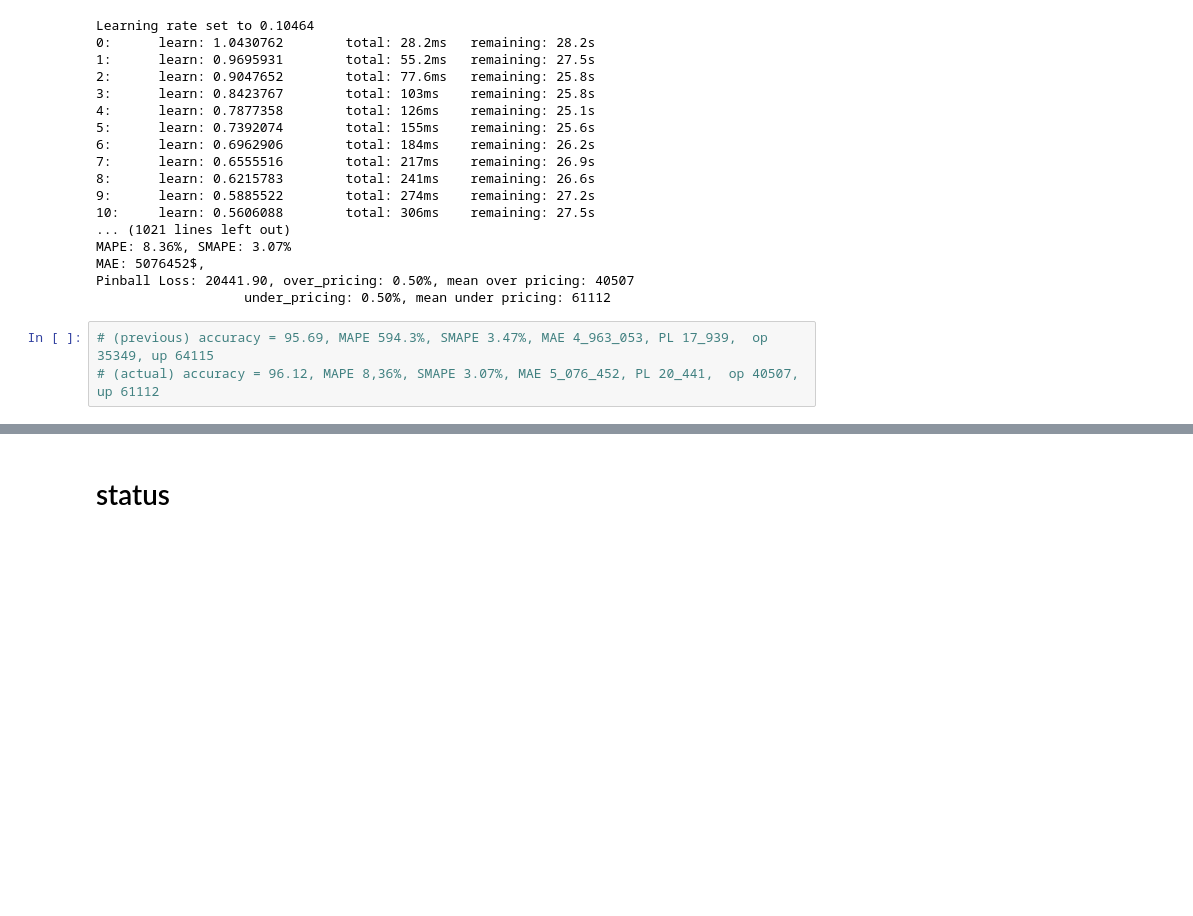
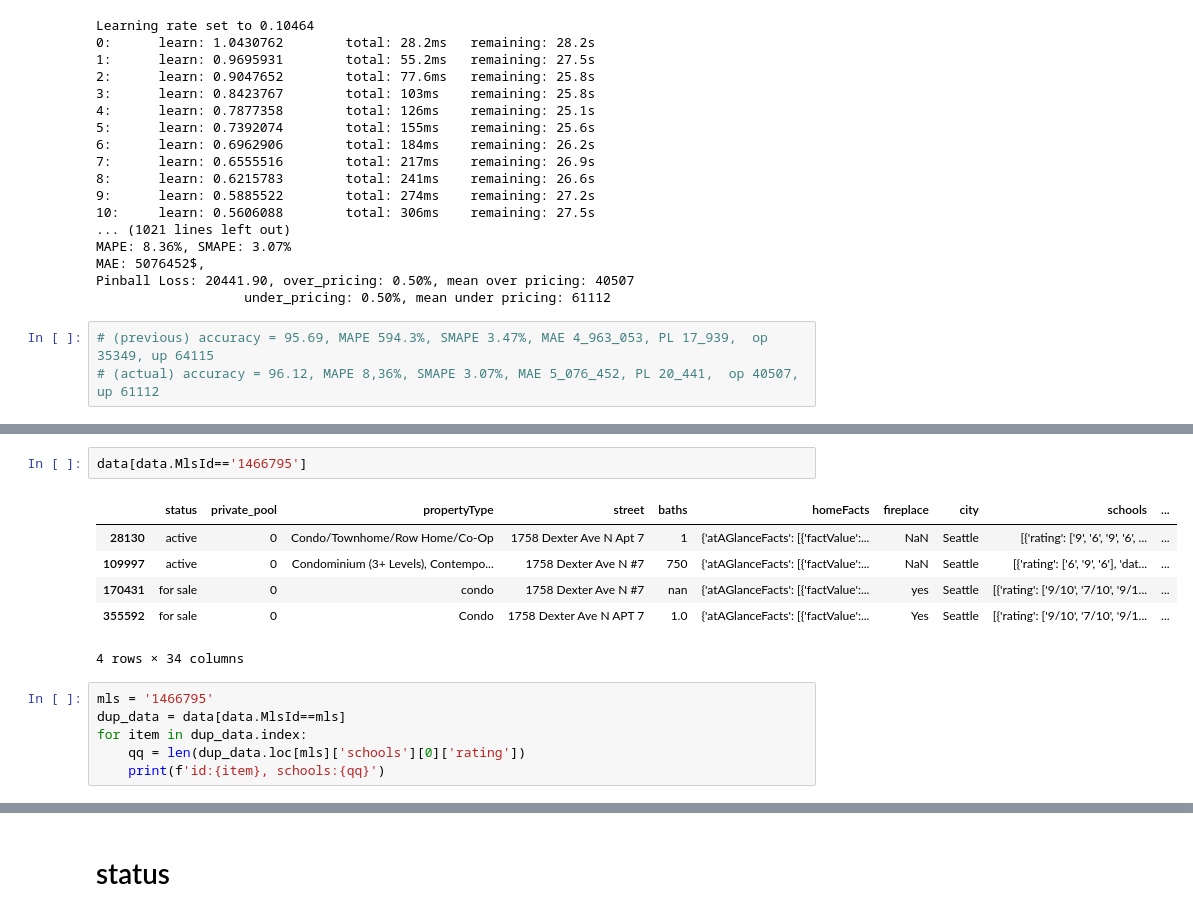
Before and after one commit to SeregeiKroupen/SF, a Jupyter notebook: final_project/Final_project.ipynb, the cells around one changed output, grey strips where cells are left out. Cells and saved outputs as stored; diff of their text form; blank space fills up the shorter version.

```diff
--- a/final_project/Final_project.ipynb
+++ b/final_project/Final_project.ipynb
@@ -1430,0 +1544,15 @@ data[~pd.isna(data.street)]
+# %%
+data[data.MlsId=='1466795']
+# %% [output]
+|  | status | private_pool | propertyType | street | baths | homeFacts | fireplace | city | schools | ... |
+| 28130 | active | 0 | Condo/Townhome/Row Home/Co-Op | 1758 Dexter Ave N Apt 7 | 1 | {'atAGlanceFacts': [{'factValue':... | NaN | Seattle | [{'rating': ['9', '6', '9', '6', ... | ... |
+| 109997 | active | 0 | Condominium (3+ Levels), Contempo... | 1758 Dexter Ave N #7 | 750 | {'atAGlanceFacts': [{'factValue':... | NaN | Seattle | [{'rating': ['6', '9', '6'], 'dat... | ... |
+| 170431 | for sale | 0 | condo | 1758 Dexter Ave N #7 | nan | {'atAGlanceFacts': [{'factValue':... | yes | Seattle | [{'rating': ['9/10', '7/10', '9/1... | ... |
+| 355592 | for sale | 0 | Condo | 1758 Dexter Ave N APT 7 | 1.0 | {'atAGlanceFacts': [{'factValue':... | Yes | Seattle | [{'rating': ['9/10', '7/10', '9/1... | ... |
+4 rows × 34 columns
+# %%
+mls = '1466795'
+dup_data = data[data.MlsId==mls]
+for item in dup_data.index:
+    qq = len(dup_data.loc[mls]['schools'][0]['rating'])
+    print(f'id:{item}, schools:{qq}')
```
Also changed, not shown: parts of 32 cells of this notebook, 3 other files.
